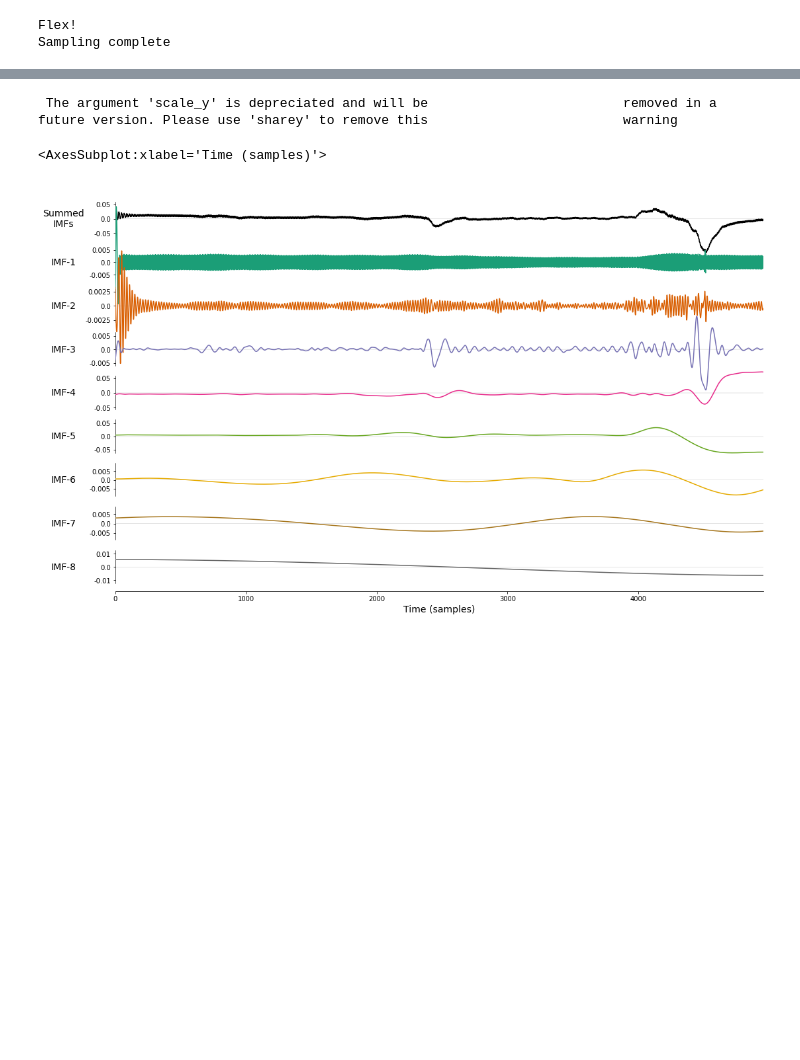
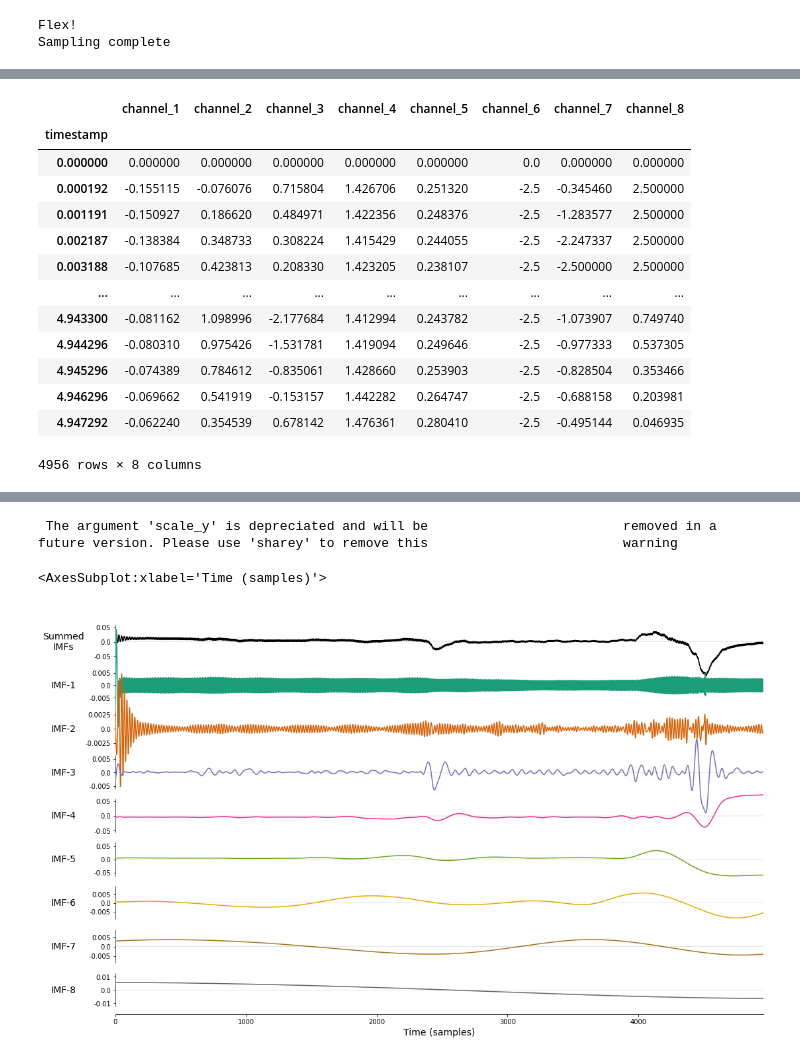
Before and after one commit to kstray/master-thesis-implementation, a Jupyter notebook: emg_processing.ipynb, the cells around one changed output, grey strips where cells are left out. Saved outputs shown, nothing was run; the diff lists cells and outputs as text; code cells hidden in the pictures; blank space fills up the shorter version.

```diff
--- a/emg_processing.ipynb
+++ b/emg_processing.ipynb
@@ -111,0 +114,26 @@ timestamps = data[0]
+# %%
+import pandas as pd
+
+df = pd.DataFrame(data=channel_data.T).set_index(0)
+df *= 2.5
+df /= 2**23
+df.columns = "channel_" + df.columns.astype(str)
+df.index.name = "timestamp"
+df.index -= min(df.index)
+df.index /= 10**6
+df
+# %% [output]
+|  | channel_1 | channel_2 | channel_3 | channel_4 | channel_5 | channel_6 | channel_7 | channel_8 |
+| timestamp |  |  |  |  |  |  |  |  |
+| 0.000000 | 0.000000 | 0.000000 | 0.000000 | 0.000000 | 0.000000 | 0.0 | 0.000000 | 0.000000 |
+| 0.000192 | -0.155115 | -0.076076 | 0.715804 | 1.426706 | 0.251320 | -2.5 | -0.345460 | 2.500000 |
+| 0.001191 | -0.150927 | 0.186620 | 0.484971 | 1.422356 | 0.248376 | -2.5 | -1.283577 | 2.500000 |
+| 0.002187 | -0.138384 | 0.348733 | 0.308224 | 1.415429 | 0.244055 | -2.5 | -2.247337 | 2.500000 |
+| 0.003188 | -0.107685 | 0.423813 | 0.208330 | 1.423205 | 0.238107 | -2.5 | -2.500000 | 2.500000 |
+| ... | ... | ... | ... | ... | ... | ... | ... | ... |
+| 4.943300 | -0.081162 | 1.098996 | -2.177684 | 1.412994 | 0.243782 | -2.5 | -1.073907 | 0.749740 |
+| 4.944296 | -0.080310 | 0.975426 | -1.531781 | 1.419094 | 0.249646 | -2.5 | -0.977333 | 0.537305 |
+| 4.945296 | -0.074389 | 0.784612 | -0.835061 | 1.428660 | 0.253903 | -2.5 | -0.828504 | 0.353466 |
+| 4.946296 | -0.069662 | 0.541919 | -0.153157 | 1.442282 | 0.264747 | -2.5 | -0.688158 | 0.203981 |
+| 4.947292 | -0.062240 | 0.354539 | 0.678142 | 1.476361 | 0.280410 | -2.5 | -0.495144 | 0.046935 |
+4956 rows × 8 columns
```
Also changed, not shown: parts of 12 cells of this notebook, 1 other file.
